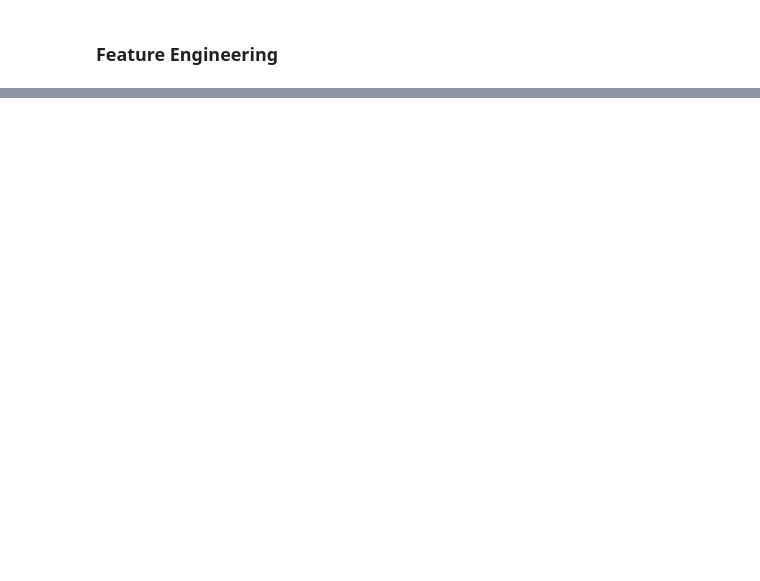
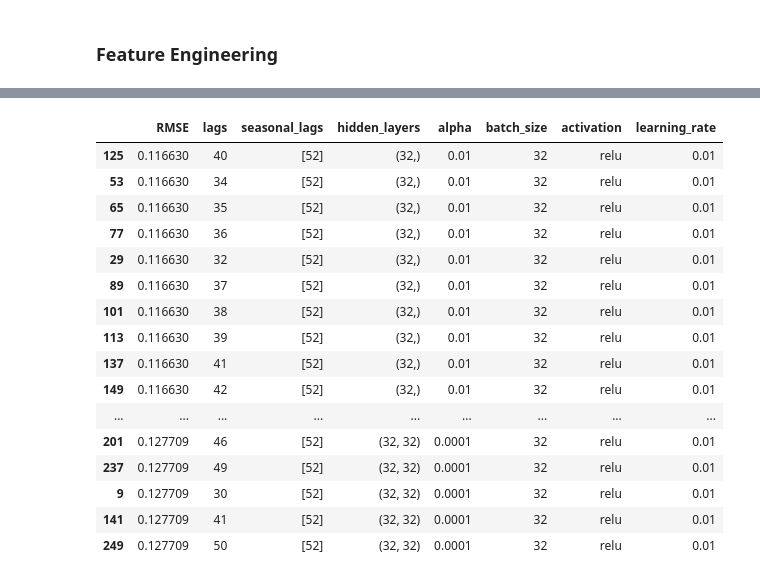
Before and after one commit to th-kl/DSF, a Jupyter notebook: notebooks/ffn_model.ipynb, the cells around one changed output, grey strips where cells are left out. Saved outputs shown, nothing was run; the diff lists cells and outputs as text; code cells hidden in the pictures; blank space fills up the shorter version.

```diff
--- a/notebooks/ffn_model.ipynb
+++ b/notebooks/ffn_model.ipynb
@@ -147,17 +241,20 @@ for i in range(1, 7):
 # %%
-def create_lagged_features(df, column, number_of_lags=4):
-    # Group by 'georegion' and apply the lagging within each group
-    new_df = df.groupby('georegion', group_keys=False).apply(lambda group: group.assign(
-        **{f'lag_{i}': group[column].shift(i) for i in range(1, number_of_lags + 1)}
-    ))
+# def create_lagged_features(df, column, seasonal_lags=[52, 104], intermediate_lags=[4, 8, 12]):
+#     # Group by 'georegion' and apply the lagging within each group
+#     new_df = df.groupby('georegion', group_keys=False).apply(lambda group: group.assign(
+#         **{f'intermediate_lag_{i}': group[column].shift(i) for i in intermediate_lags},
+#         **{f'seasonal_lag_{i}': group[column].shift(i) for i in seasonal_lags}
+#     ))
 
-    # Reset index to flatten the dataframe structure after grouping
-    new_df.reset_index(drop=True, inplace=True)
+#     # Reset index to flatten the dataframe structure after grouping
+#     new_df.reset_index(drop=True, inplace=True)
 
-    return new_df
+#     return new_df
 
-# Create lagged features
-df_lagged = create_lagged_features(merged_data, column='flu_cases', number_of_lags=10)
-
-# Drop rows with NaN values (due to lagging)
-df_lagged.dropna(inplace=True)
+# Initialize the list of lag combinations with the base lags
+# lag_combinations = [[1, 2, 3]]
+# # Create an expanding window of lags
+# for lag in range(4, 48 + 1, 4):
+#     # Add the current 4-week lag to the last list in the combinations
+#     new_lags = lag_combinations[-1] + [lag]
+#     lag_combinations.append(new_lags)
@@ -179,0 +490,20 @@ df_lagged.sort_values(by=['georegion', 'temporal'])
+# %%
+scores_df.sort_values(by='RMSE').head(60)
+# %% [output]
+|  | RMSE | lags | seasonal_lags | hidden_layers | alpha | batch_size | activation | learning_rate |
+| 125 | 0.116630 | 40 | [52] | (32,) | 0.01 | 32 | relu | 0.01 |
+| 53 | 0.116630 | 34 | [52] | (32,) | 0.01 | 32 | relu | 0.01 |
+| 65 | 0.116630 | 35 | [52] | (32,) | 0.01 | 32 | relu | 0.01 |
+| 77 | 0.116630 | 36 | [52] | (32,) | 0.01 | 32 | relu | 0.01 |
+| 29 | 0.116630 | 32 | [52] | (32,) | 0.01 | 32 | relu | 0.01 |
+| 89 | 0.116630 | 37 | [52] | (32,) | 0.01 | 32 | relu | 0.01 |
+| 101 | 0.116630 | 38 | [52] | (32,) | 0.01 | 32 | relu | 0.01 |
+| 113 | 0.116630 | 39 | [52] | (32,) | 0.01 | 32 | relu | 0.01 |
+| 137 | 0.116630 | 41 | [52] | (32,) | 0.01 | 32 | relu | 0.01 |
+| 149 | 0.116630 | 42 | [52] | (32,) | 0.01 | 32 | relu | 0.01 |
+| ... | ... | ... | ... | ... | ... | ... | ... | ... |
+| 201 | 0.127709 | 46 | [52] | (32, 32) | 0.0001 | 32 | relu | 0.01 |
+| 237 | 0.127709 | 49 | [52] | (32, 32) | 0.0001 | 32 | relu | 0.01 |
+| 9 | 0.127709 | 30 | [52] | (32, 32) | 0.0001 | 32 | relu | 0.01 |
+| 141 | 0.127709 | 41 | [52] | (32, 32) | 0.0001 | 32 | relu | 0.01 |
+| 249 | 0.127709 | 50 | [52] | (32, 32) | 0.0001 | 32 | relu | 0.01 |
```
Also changed, not shown: parts of 22 cells of this notebook.
